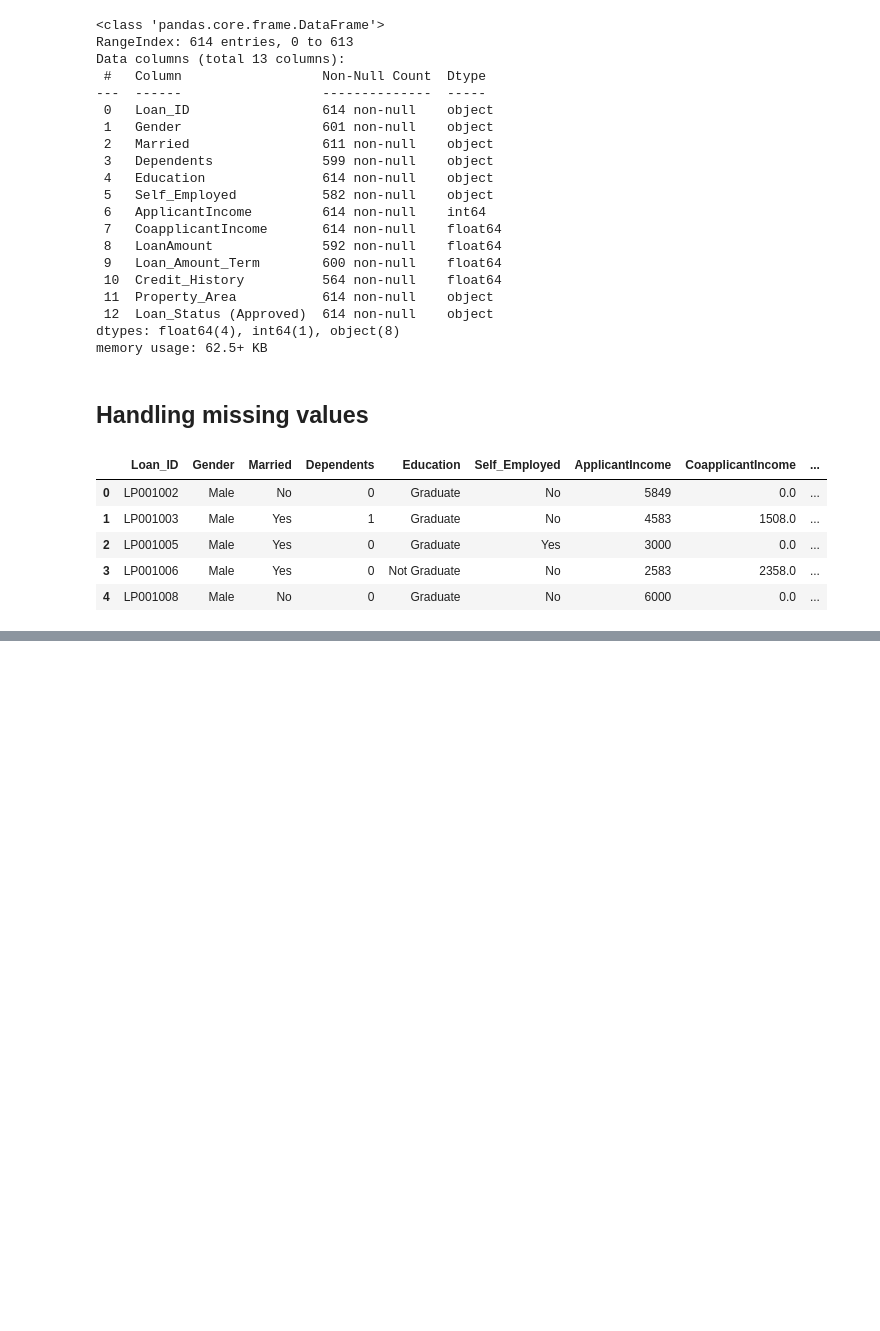
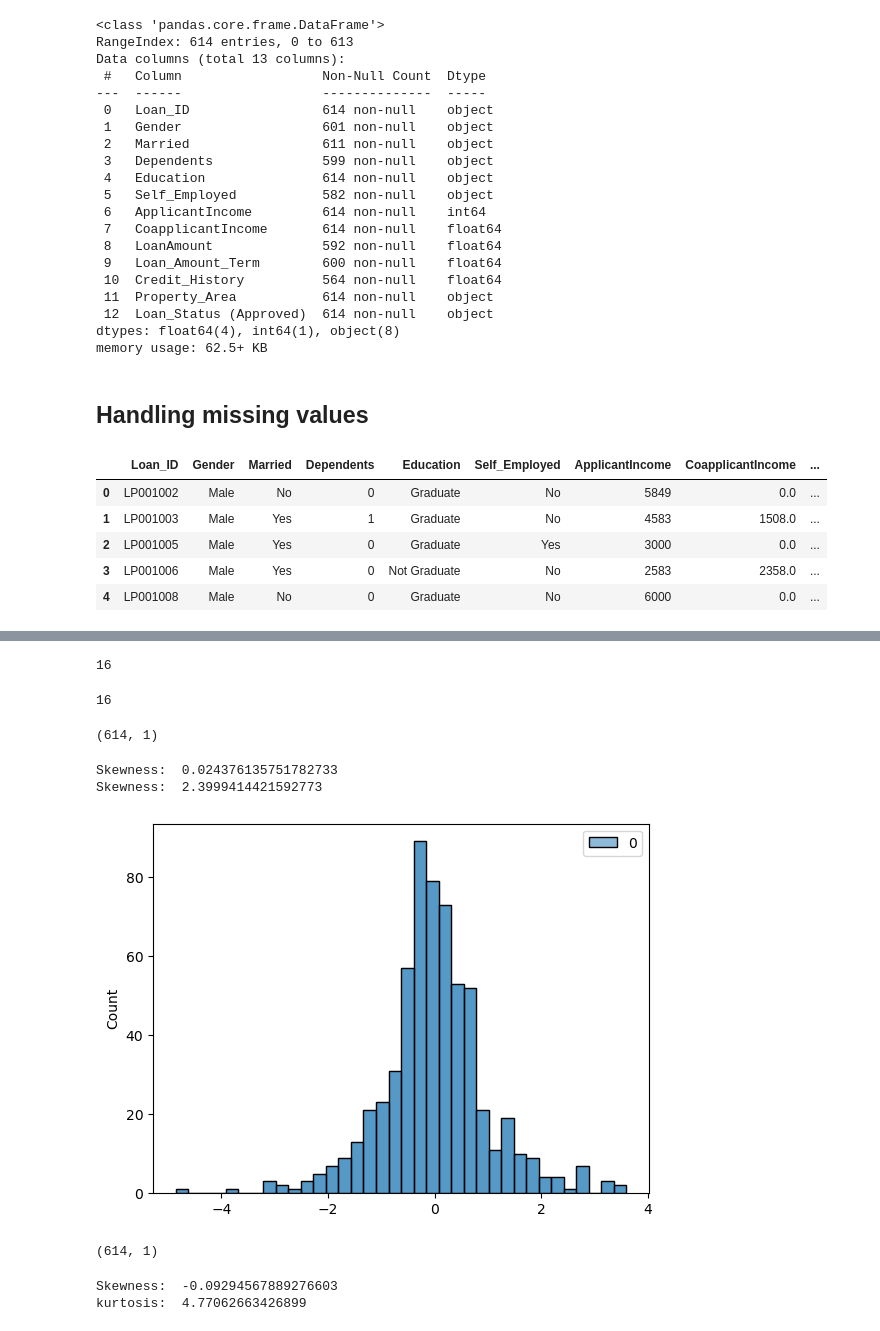
Before and after one commit to Koushikgoud008/Machine-Learning--basics, a Jupyter notebook: week7.ipynb, the cells around one changed output, grey strips where cells are left out. Cells and saved outputs as stored; diff of their text form; code cells hidden in the pictures; blank space fills up the shorter version.

```diff
--- a/week7.ipynb
+++ b/week7.ipynb
@@ -118,0 +223,44 @@ data.head(5)
+# %%
+print(len(data.columns))
+# %% [output]
+16
+# %%
+df6= pd.get_dummies(data['Self_Employed'],prefix='Self_Employed',drop_first=True)
+data=pd.concat([data,df6],axis=1).drop(['Self_Employed'],axis=1)
+# %%
+df7= pd.get_dummies(data['Loan_Status (Approved)'],prefix='Loan_Status (Approved)',drop_first=True)
+data=pd.concat([data,df7],axis=1).drop(['Loan_Status (Approved)'],axis=1)
+# %%
+print(len(data.columns))
+# %% [output]
+16
+# %%
+from sklearn.preprocessing import PowerTransformer
+pt = PowerTransformer(method="yeo-johnson")
+# %%
+la_shape = pt.fit_transform(data[['LoanAmount']])
+la_shape.shape
+# %% [output]
+(614, 1)
+# %%
+print("Skewness: ",pd.Series(la_shape.reshape(614,)).skew())
+print("Skewness: ",pd.Series(la_shape.reshape(614,)).kurtosis())
+# %% [output]
+Skewness:  0.024376135751782733
+Skewness:  2.3999414421592773
+# %%
+sns.histplot(la_shape)
+plt.show()
+# %% [output]
+[figure, added]
+# %%
+la_shape_2 = pt.fit_transform(data[['ApplicantIncome']])
+la_shape_2.shape
+# %% [output]
+(614, 1)
+# %%
+print("Skewness: ",pd.Series(la_shape_2.reshape(614,)).skew())
+print("kurtosis: ",pd.Series(la_shape_2.reshape(614,)).kurtosis())
+# %% [output]
+Skewness:  -0.09294567889276603
+kurtosis:  4.77062663426899
```
Also changed, not shown: parts of 13 cells of this notebook.
